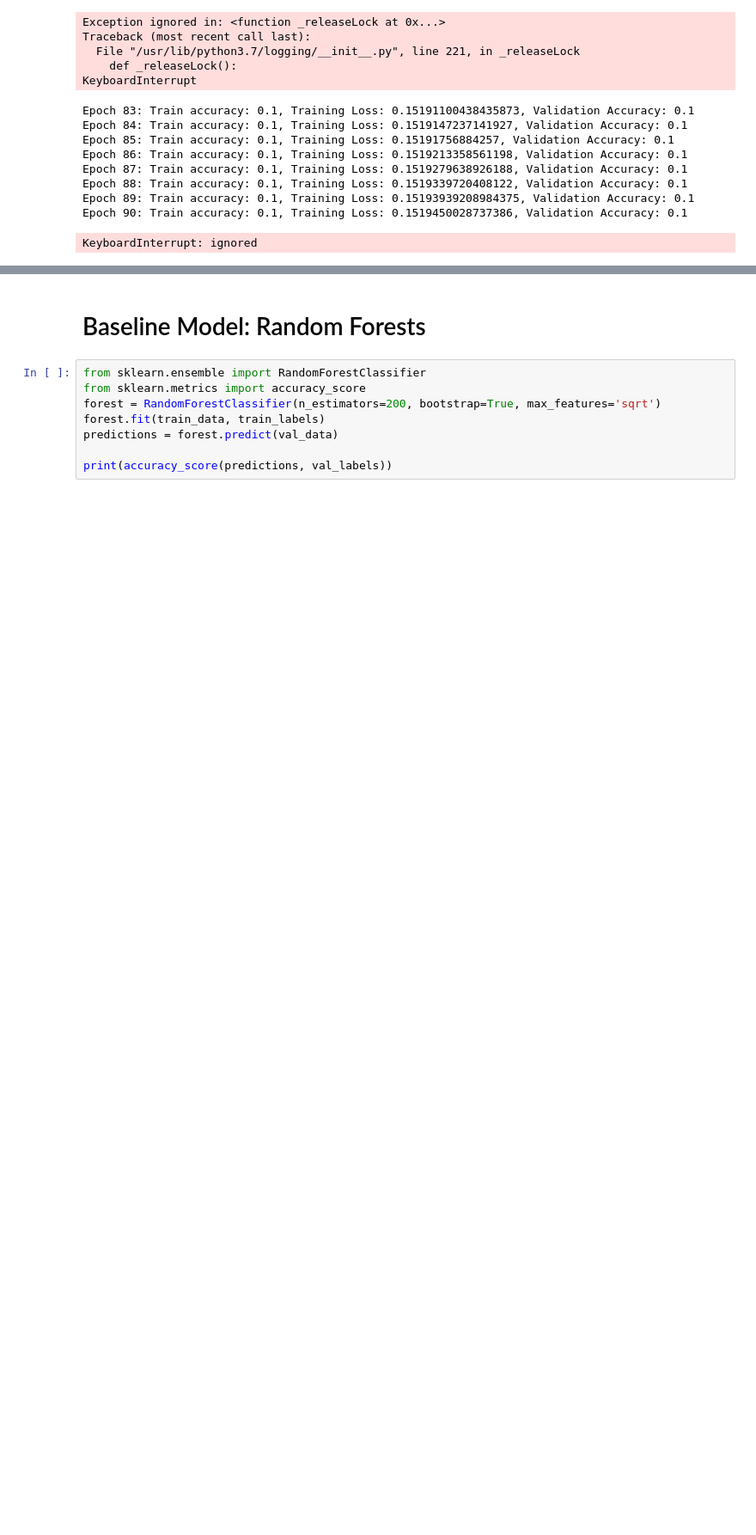
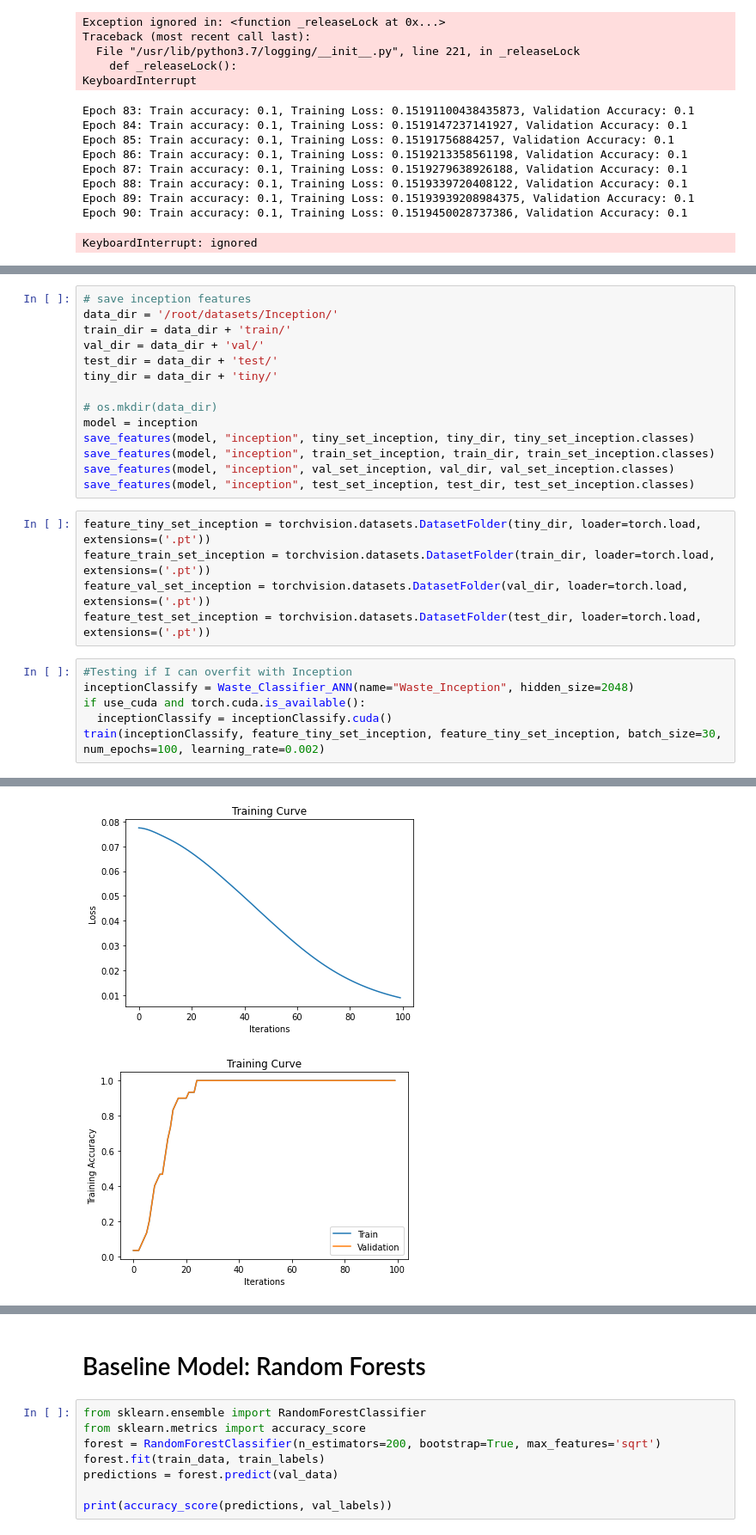
Before and after one commit to rozariot/Waste-Classification-Project, a Jupyter notebook: WasteClassificationProject.ipynb, the cells around one changed output, grey strips where cells are left out. Shown at 86% size. Drawn from its saved outputs; the diff is of its cells as text; blank space fills up the shorter version.

Commit message:
Added inception

```diff
--- a/WasteClassificationProject.ipynb
+++ b/WasteClassificationProject.ipynb
@@ -479,0 +478,26 @@ KeyboardInterrupt: ignored
+# %%
+# save inception features
+data_dir = '/root/datasets/Inception/'
+train_dir = data_dir + 'train/'
+val_dir = data_dir + 'val/'
+test_dir = data_dir + 'test/'
+tiny_dir = data_dir + 'tiny/'
+
+# os.mkdir(data_dir)
+model = inception
+save_features(model, "inception", tiny_set_inception, tiny_dir, tiny_set_inception.classes)
+save_features(model, "inception", train_set_inception, train_dir, train_set_inception.classes)
+save_features(model, "inception", val_set_inception, val_dir, val_set_inception.classes)
+save_features(model, "inception", test_set_inception, test_dir, test_set_inception.classes)
+# %%
+feature_tiny_set_inception = torchvision.datasets.DatasetFolder(tiny_dir, loader=torch.load, extensions=('.pt'))
+feature_train_set_inception = torchvision.datasets.DatasetFolder(train_dir, loader=torch.load, extensions=('.pt'))
+feature_val_set_inception = torchvision.datasets.DatasetFolder(val_dir, loader=torch.load, extensions=('.pt'))
+feature_test_set_inception = torchvision.datasets.DatasetFolder(test_dir, loader=torch.load, extensions=('.pt'))
+# %%
+#Testing if I can overfit with Inception
+inceptionClassify = Waste_Classifier_ANN(name="Waste_Inception", hidden_size=2048)
+if use_cuda and torch.cuda.is_available():
+  inceptionClassify = inceptionClassify.cuda()
+train(inceptionClassify, feature_tiny_set_inception, feature_tiny_set_inception, batch_size=30, num_epochs=100, learning_rate=0.002)
+# %% [output]
@@ -479,0 +521,2 @@ KeyboardInterrupt: ignored
+[figure, added]
+[figure, added]
```
Also changed, not shown: parts of 14 cells of this notebook.
